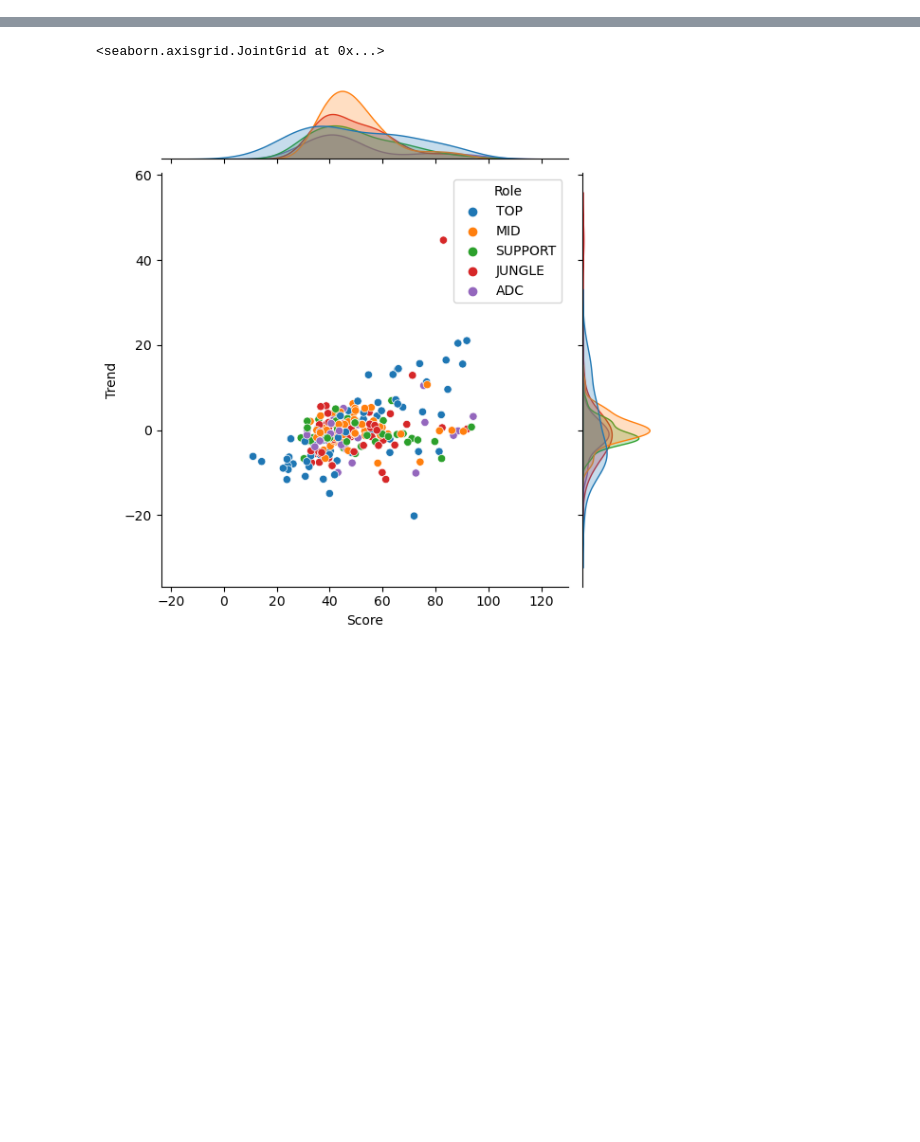
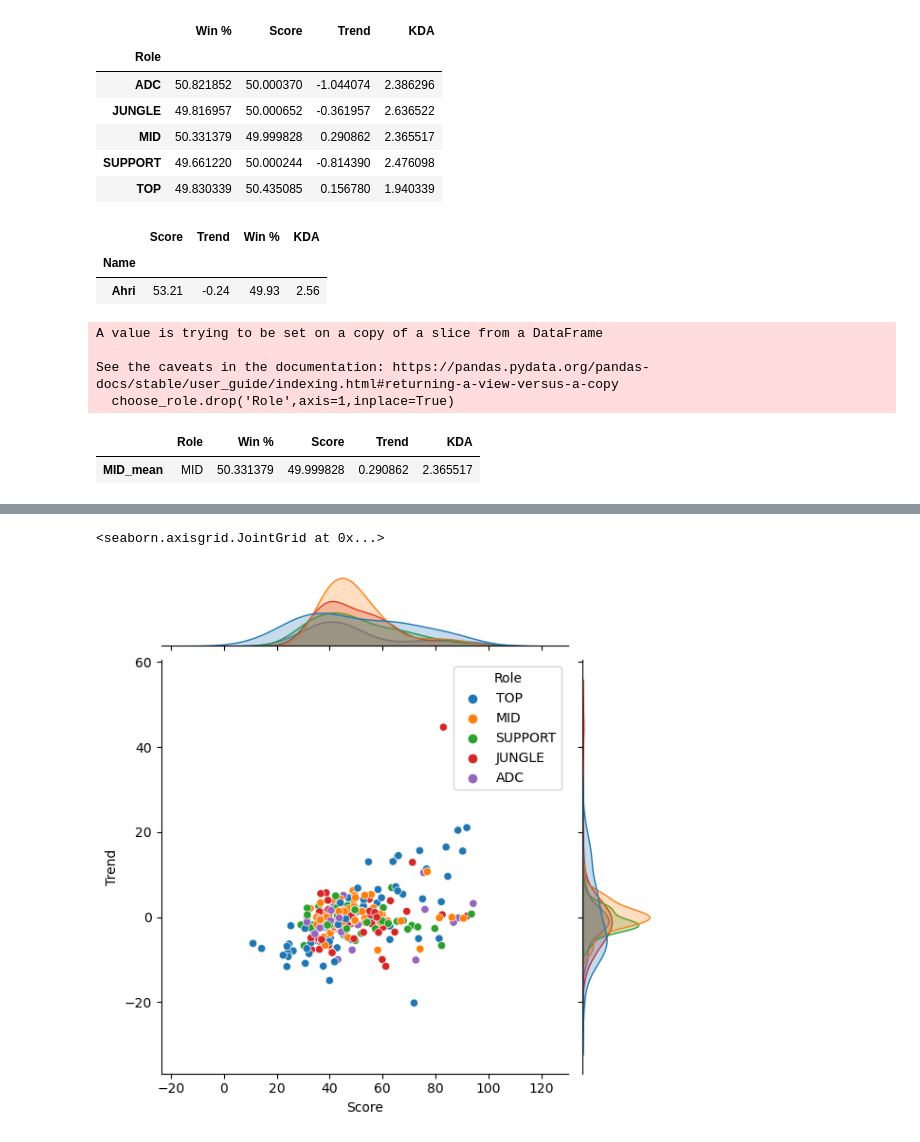
Before and after one commit to leopard4/-LoL_Tier_streamlit, a Jupyter notebook: EDA.ipynb, the cells around one changed output, grey strips where cells are left out. Cells and saved outputs as stored; diff of their text form; code cells hidden in the pictures; blank space fills up the shorter version.

```diff
--- a/EDA.ipynb
+++ b/EDA.ipynb
@@ -39,0 +224,10 @@ plt.show()
+# %%
+Role_group.set_index('Role')
+# %% [output]
+|  | Win % | Score | Trend | KDA |
+| Role |  |  |  |  |
+| ADC | 50.821852 | 50.000370 | -1.044074 | 2.386296 |
+| JUNGLE | 49.816957 | 50.000652 | -0.361957 | 2.636522 |
+| MID | 50.331379 | 49.999828 | 0.290862 | 2.365517 |
+| SUPPORT | 49.661220 | 50.000244 | -0.814390 | 2.476098 |
+| TOP | 49.830339 | 50.435085 | 0.156780 | 1.940339 |
@@ -39,0 +238,18 @@ plt.show()
+# %%
+hero.drop(['Class','Role','Tier','Role %','Pick %','Ban %'], axis=1 ,inplace=True)
+# %% [output]
+|  | Score | Trend | Win % | KDA |
+| Name |  |  |  |  |
+| Ahri | 53.21 | -0.24 | 49.93 | 2.56 |
+# %%
+choose_role.drop('Role',axis=1,inplace=True)
+# %% [output]
+A value is trying to be set on a copy of a slice from a DataFrame
+
+See the caveats in the documentation: https://pandas.pydata.org/pandas-docs/stable/user_guide/indexing.html#returning-a-view-versus-a-copy
+  choose_role.drop('Role',axis=1,inplace=True)
+# %%
+choose_role
+# %% [output]
+|  | Role | Win % | Score | Trend | KDA |
+| MID_mean | MID | 50.331379 | 49.999828 | 0.290862 | 2.365517 |
```
Also changed, not shown: parts of 53 cells of this notebook, 1 other file.
